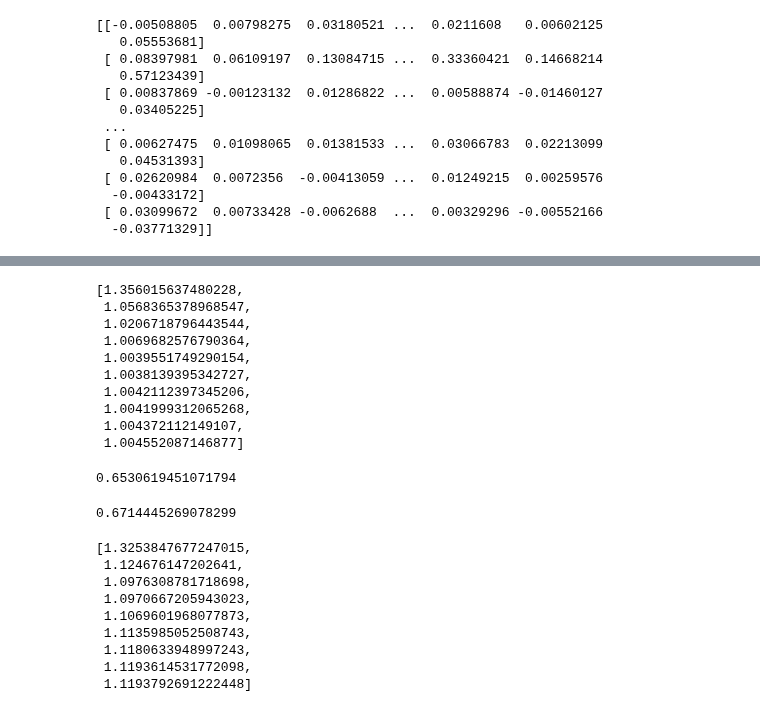
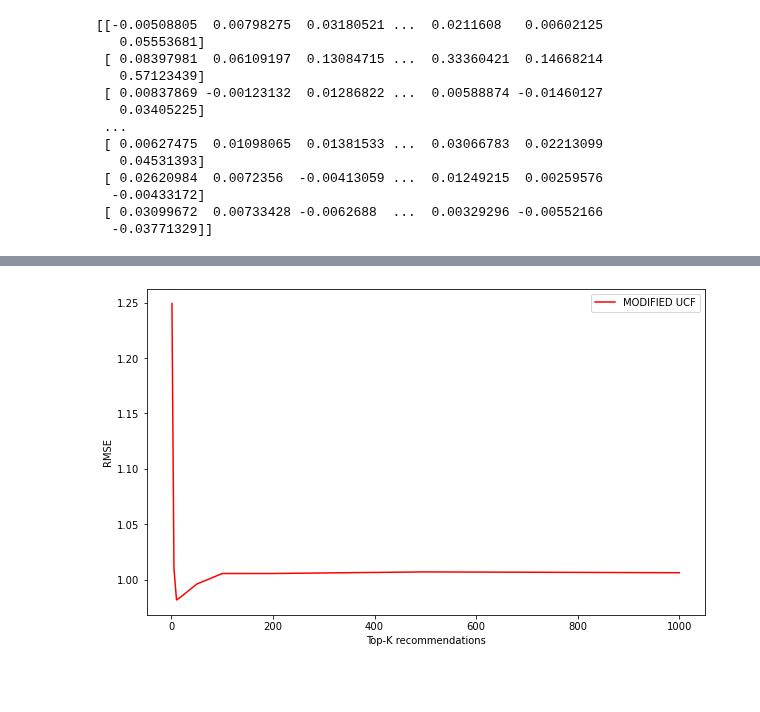
Before and after one commit to lkostakis/data-mining-NLP, a Jupyter notebook: ask2.ipynb, the cells around one changed output, grey strips where cells are left out. Saved outputs shown, nothing was run; the diff lists cells and outputs as text; code cells hidden in the pictures; blank space fills up the shorter version.

```diff
--- a/ask2.ipynb
+++ b/ask2.ipynb
@@ -208,0 +199,9 @@ for i in range(len(unique_users)):
+# %%
+# Setting sample ratings to zero
+for index in sample_data.index:
+    data_table.at[index, 'rating'] = 0
+# %%
+# Create the numpy array, unique_users and unique_business lists
+data_table_R = data_table.to_numpy()
+unique_users = np.unique(data_table_R[:,0])
+unique_business = np.unique(data_table_R[:,1])
@@ -498,13 +584,0 @@ RMSE_UCF #konta sto 100 to veltisto k
-# %%
-RMSE_ICF #50-60 veltisto k
-# %% [output]
-[1.356015637480228,
- 1.0568365378968547,
- 1.0206718796443544,
- 1.0069682576790364,
- 1.0039551749290154,
- 1.0038139395342727,
- 1.0042112397345206,
- 1.0041999312065268,
- 1.004372112149107,
- 1.004552087146877]
@@ -519,4 +584,0 @@ for i in range(sample_data.shape[0]):
-# %%
-sum(RMSE_UA)/len(RMSE_UA)
-# %% [output]
-0.6530619451071794
@@ -531,4 +584,0 @@ for i in range(sample_data.shape[0]):
-# %%
-sum(RMSE_ΒΑ)/len(RMSE_ΒΑ)
-# %% [output]
-0.6714445269078299
@@ -545,12 +584,0 @@ for i in range(ucf2_predictions[0].size):
-# %%
-RMSE_UCF2
-# %% [output]
-[1.3253847677247015,
- 1.124676147202641,
- 1.0976308781718698,
- 1.0970667205943023,
- 1.1069601968077873,
- 1.1135985052508743,
- 1.1180633948997243,
- 1.1193614531772098,
- 1.1193792691222448]
@@ -563,0 +585,10 @@ for i in range(ucf2_predictions.shape[0]):
+# %%
+import matplotlib.pyplot as plt
+plt.figure(figsize=(10, 6))
+x = [1,5,10,20,50,100,200,500,1000]
+plt.plot(x, RMSE_UCF2, "r", label = "MODIFIED UCF")
+plt.legend()
+plt.ylabel("RMSE")
+plt.xlabel("Top-K recommendations");
+# %% [output]
+[figure, added]
```
Also changed, not shown: parts of 61 cells of this notebook.
